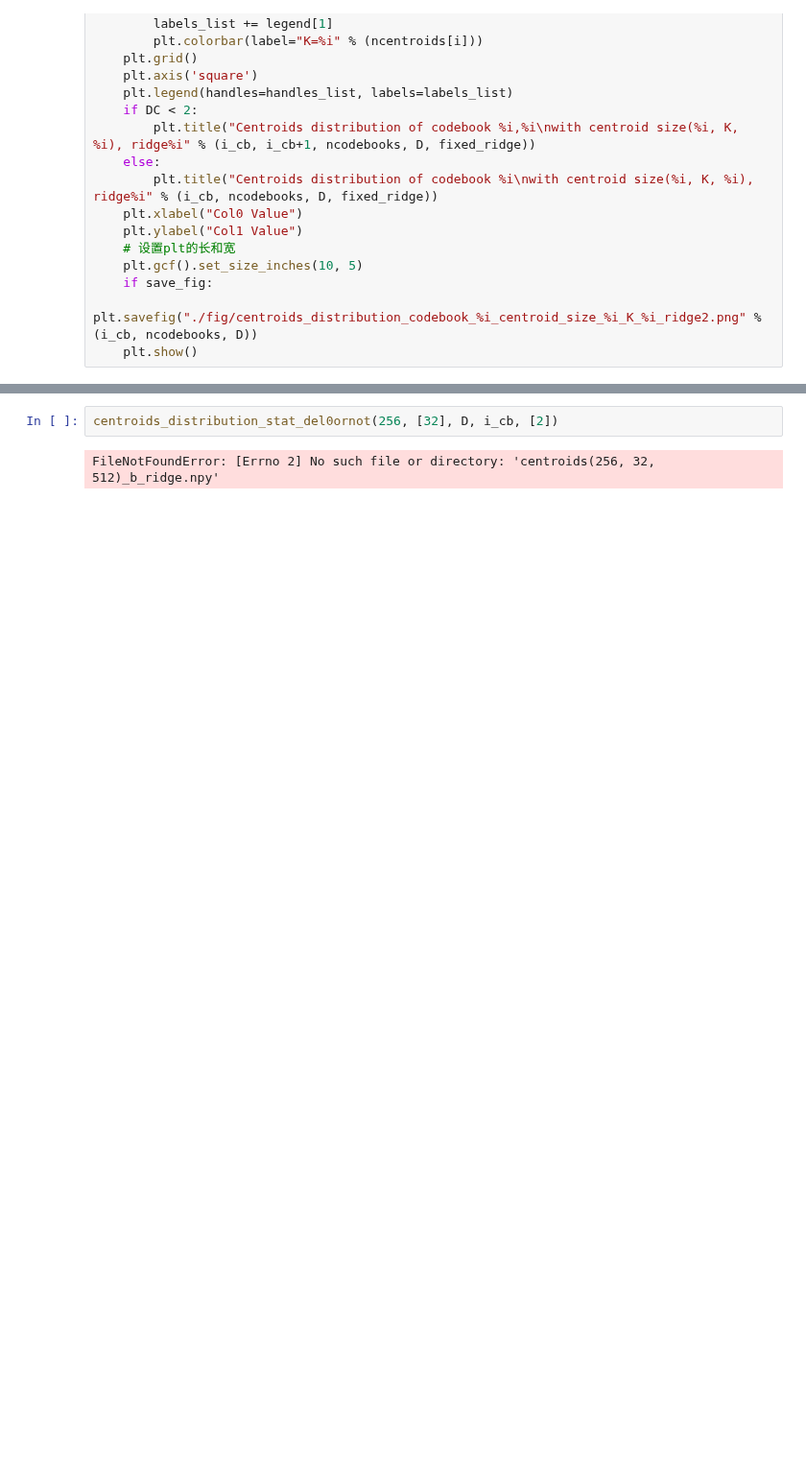
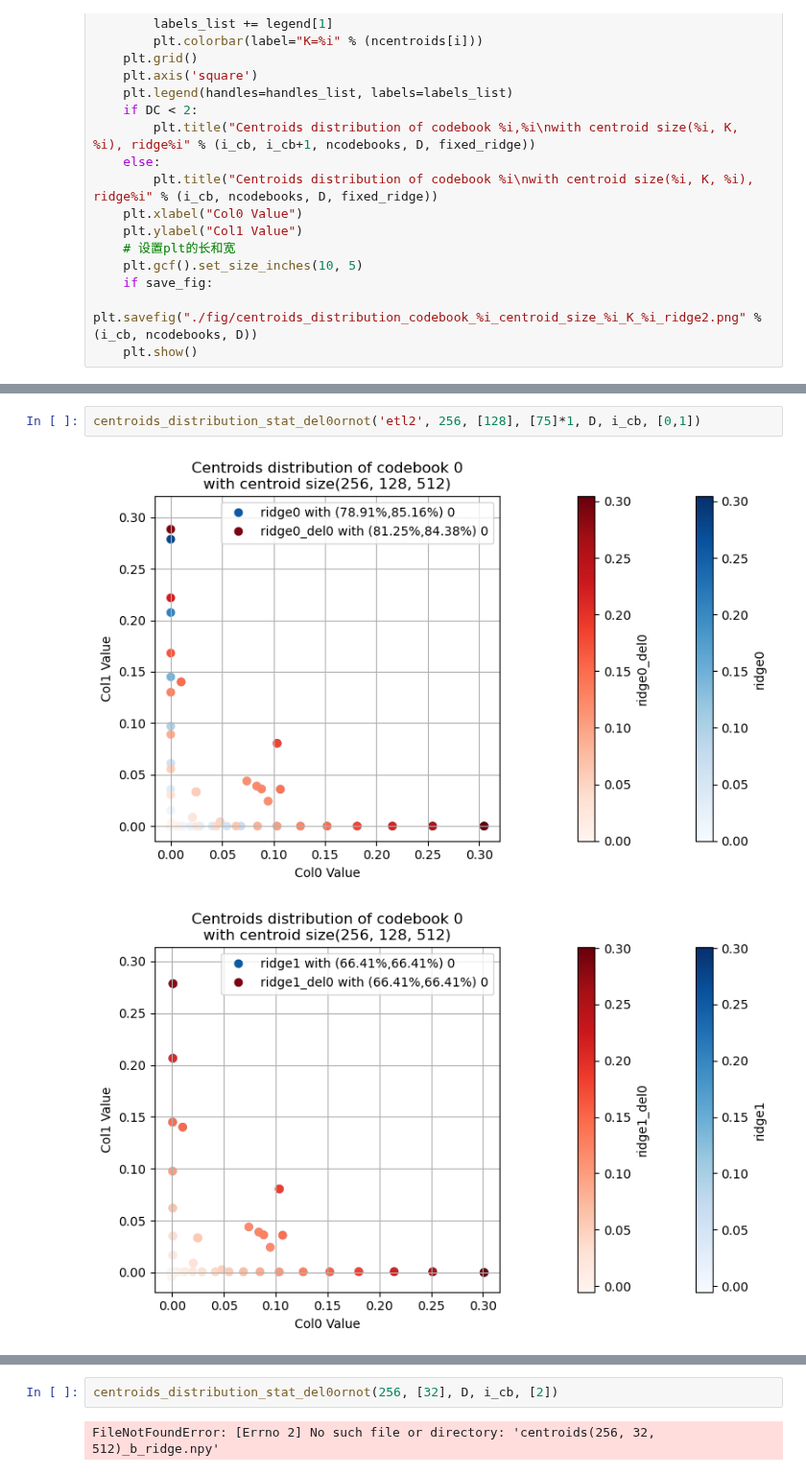
Before and after one commit to Sciroccogti/bolt, a Jupyter notebook: experiments/python/CsiTransformerAMM/intermediate_var/中间变量分布统计-del0.ipynb, the cells around one changed output, grey strips where cells are left out. Shown at 96% size. Drawn from its saved outputs; the diff is of its cells as text; blank space fills up the shorter version.

```diff
--- a/experiments/python/CsiTransformerAMM/intermediate_var/中间变量分布统计-del0.ipynb
+++ b/experiments/python/CsiTransformerAMM/intermediate_var/中间变量分布统计-del0.ipynb
@@ -485,6 +508,11 @@ def centroids_distribution_stat_del0ornot(ncodebooks, ncentroids, D, i_cb, step_
     # if save_fig:
     #     plt.savefig("./fig/centroids_distribution_codebook_%i_centroid_size_%i_K_%i_ridge2.png" % (i_cb, ncodebooks, D))
     # plt.show()
+# %%
+centroids_distribution_stat_del0ornot('etl2', 256, [128], [75]*1, D, i_cb, [0,1])
+# %% [output]
+[figure, added]
+[figure, added]
 # %%
 centroids_distribution_stat_del0ornot(512, [32], D, i_cb, [4])
 # %% [output]
```
Also changed, not shown: parts of 2 cells of this notebook, 6 other files.
